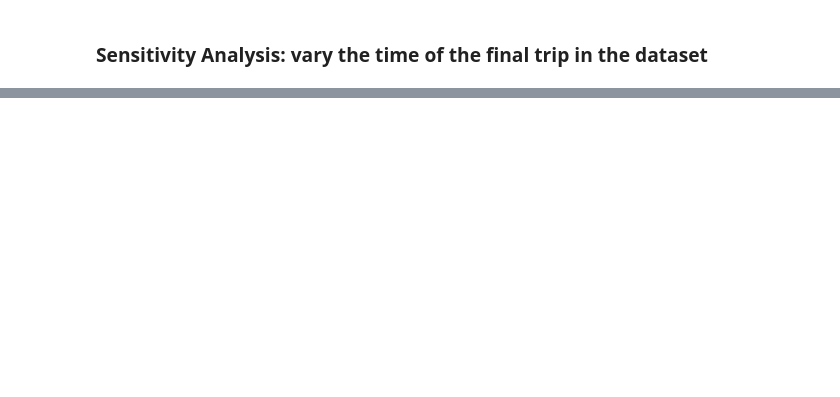
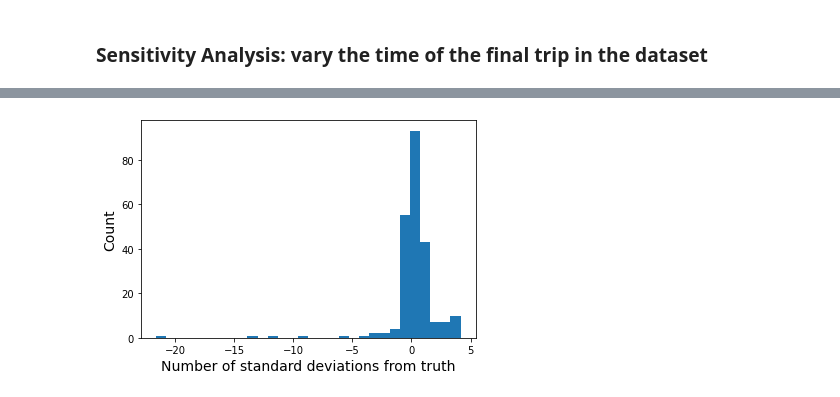
Before and after one commit to e-mission/e-mission-eval-private-data, a Jupyter notebook: Error_bars/EC_over_time_sensitivity_analysis.ipynb, the cells around one changed output, grey strips where cells are left out. Drawn from its saved outputs; the diff is of its cells as text; code cells hidden in the pictures; blank space fills up the shorter version.

```diff
--- a/Error_bars/EC_over_time_sensitivity_analysis.ipynb
+++ b/Error_bars/EC_over_time_sensitivity_analysis.ipynb
@@ -162,0 +199,14 @@ plot_cumulative_EC("pc", pc_expected, pc_user_labeled, pc_sensed_sd, pc_user_sd,
+# %%
+# get the error for cumulative energy consumption over time for each user. Takes ~2 min 40 s
+sd_df = pd.DataFrame()
+all_sd_array = np.array([])
+i = 0
+for user in energy_consumption_df.user_id.unique():
+    user_df = energy_consumption_df[energy_consumption_df.user_id == user]
+    expected_EC_list, user_labeled_EC_list, standard_deviation_list, user_sd_list, time_array = get_cumulative_EC_lists(user_df, os_EI_moments_map, unit_dist_MCS_df)
+
+    n_sd = (np.array(expected_EC_list) - np.array(user_labeled_EC_list))/np.array(standard_deviation_list)
+    sd_df[f"{len(user_df)}-{i}"] = n_sd
+    i +=1
+
+    all_sd_array = np.concatenate((all_sd_array, n_sd))
@@ -162,0 +234,7 @@ plot_cumulative_EC("pc", pc_expected, pc_user_labeled, pc_sensed_sd, pc_user_sd,
+# %%
+plt.hist(sd_df.iloc[29,], bins=30)
+plt.xlabel("Number of standard deviations from truth", fontsize= 14)
+plt.ylabel("Count",fontsize= 14)
+plt.show()
+# %% [output]
+[figure, added]
```
Also changed, not shown: parts of 28 cells of this notebook, 21 other files.
